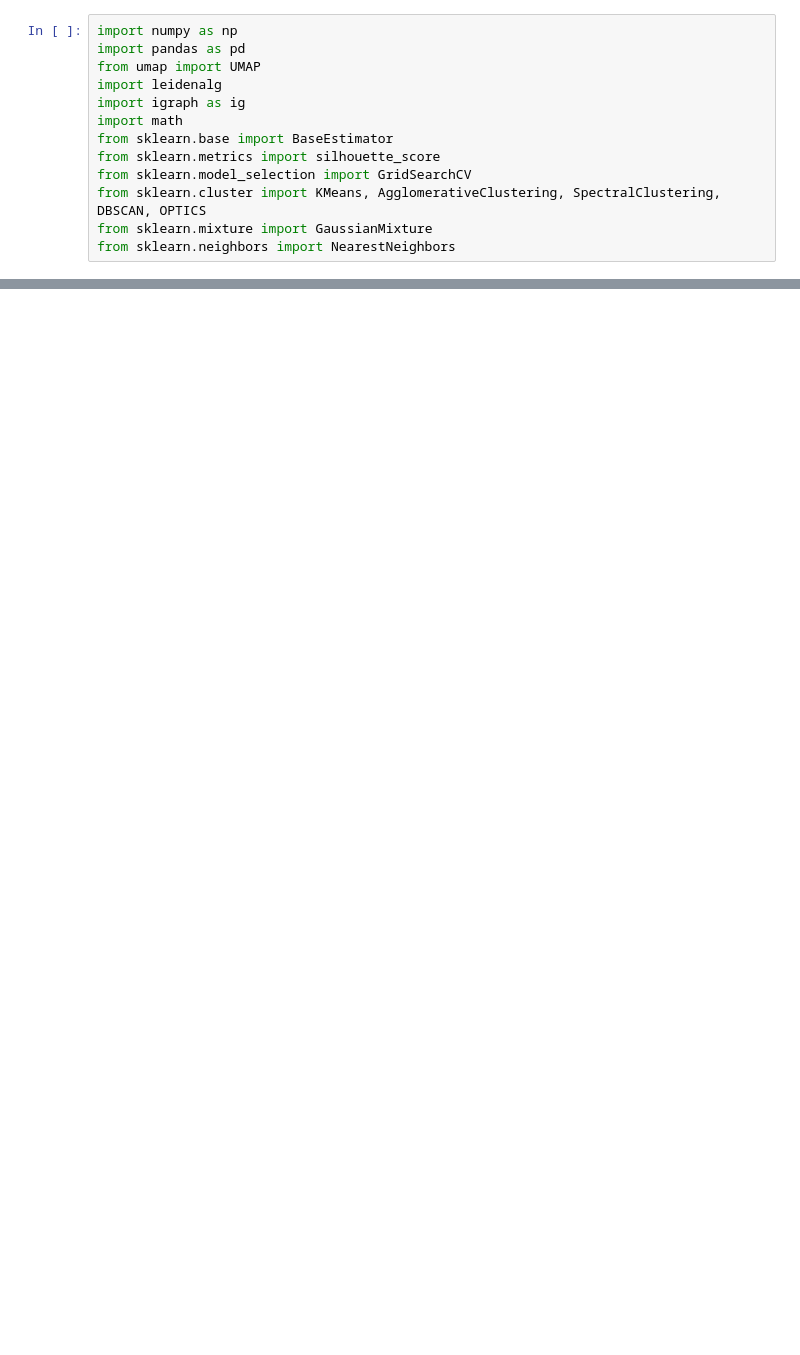
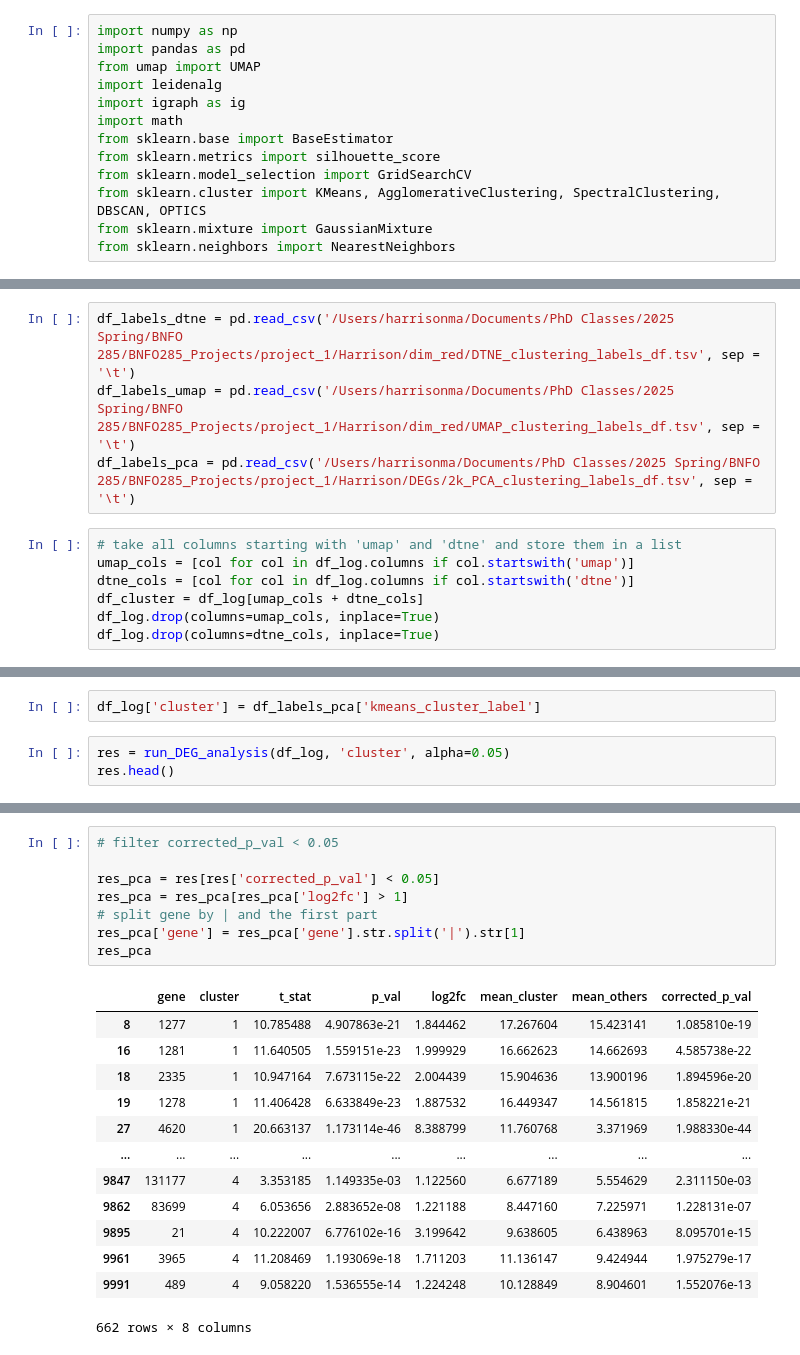
Before and after one commit to Harrison-Q-Ma/BNFO285_Projects, a Jupyter notebook: project_1/Harrison/hyperparameter_optimization.ipynb, the cells around one changed output, grey strips where cells are left out. Cells and saved outputs as stored; diff of their text form; blank space fills up the shorter version.

```diff
--- a/project_1/Harrison/hyperparameter_optimization.ipynb
+++ b/project_1/Harrison/hyperparameter_optimization.ipynb
@@ -373,0 +591,11 @@ Clusters: Clustering with 109 elements and 3 clusters
+# %%
+df_labels_dtne = pd.read_csv('/Users/harrisonma/Documents/PhD Classes/2025 Spring/BNFO 285/BNFO285_Projects/project_1/Harrison/dim_red/DTNE_clustering_labels_df.tsv', sep = '\t')
+df_labels_umap = pd.read_csv('/Users/harrisonma/Documents/PhD Classes/2025 Spring/BNFO 285/BNFO285_Projects/project_1/Harrison/dim_red/UMAP_clustering_labels_df.tsv', sep = '\t')
+df_labels_pca = pd.read_csv('/Users/harrisonma/Documents/PhD Classes/2025 Spring/BNFO 285/BNFO285_Projects/project_1/Harrison/DEGs/2k_PCA_clustering_labels_df.tsv', sep = '\t')
+# %%
+# take all columns starting with 'umap' and 'dtne' and store them in a list
+umap_cols = [col for col in df_log.columns if col.startswith('umap')]
+dtne_cols = [col for col in df_log.columns if col.startswith('dtne')]
+df_cluster = df_log[umap_cols + dtne_cols]
+df_log.drop(columns=umap_cols, inplace=True)
+df_log.drop(columns=dtne_cols, inplace=True)
@@ -373,0 +618,5 @@ Clusters: Clustering with 109 elements and 3 clusters
+# %%
+df_log['cluster'] = df_labels_pca['kmeans_cluster_label']
+# %%
+res = run_DEG_analysis(df_log, 'cluster', alpha=0.05)
+res.head()
@@ -373,0 +630,22 @@ Clusters: Clustering with 109 elements and 3 clusters
+# %%
+# filter corrected_p_val < 0.05
+
+res_pca = res[res['corrected_p_val'] < 0.05]
+res_pca = res_pca[res_pca['log2fc'] > 1]
+# split gene by | and the first part
+res_pca['gene'] = res_pca['gene'].str.split('|').str[1]
+res_pca
+# %% [output]
+|  | gene | cluster | t_stat | p_val | log2fc | mean_cluster | mean_others | corrected_p_val |
+| 8 | 1277 | 1 | 10.785488 | 4.907863e-21 | 1.844462 | 17.267604 | 15.423141 | 1.085810e-19 |
+| 16 | 1281 | 1 | 11.640505 | 1.559151e-23 | 1.999929 | 16.662623 | 14.662693 | 4.585738e-22 |
+| 18 | 2335 | 1 | 10.947164 | 7.673115e-22 | 2.004439 | 15.904636 | 13.900196 | 1.894596e-20 |
+| 19 | 1278 | 1 | 11.406428 | 6.633849e-23 | 1.887532 | 16.449347 | 14.561815 | 1.858221e-21 |
+| 27 | 4620 | 1 | 20.663137 | 1.173114e-46 | 8.388799 | 11.760768 | 3.371969 | 1.988330e-44 |
+| ... | ... | ... | ... | ... | ... | ... | ... | ... |
+| 9847 | 131177 | 4 | 3.353185 | 1.149335e-03 | 1.122560 | 6.677189 | 5.554629 | 2.311150e-03 |
+| 9862 | 83699 | 4 | 6.053656 | 2.883652e-08 | 1.221188 | 8.447160 | 7.225971 | 1.228131e-07 |
+| 9895 | 21 | 4 | 10.222007 | 6.776102e-16 | 3.199642 | 9.638605 | 6.438963 | 8.095701e-15 |
+| 9961 | 3965 | 4 | 11.208469 | 1.193069e-18 | 1.711203 | 11.136147 | 9.424944 | 1.975279e-17 |
+| 9991 | 489 | 4 | 9.058220 | 1.536555e-14 | 1.224248 | 10.128849 | 8.904601 | 1.552076e-13 |
+662 rows × 8 columns
```
Also changed, not shown: parts of 21 cells of this notebook, 15 other files.
